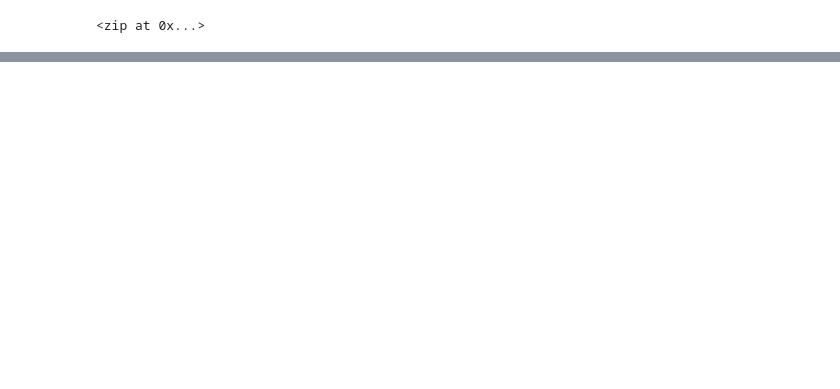
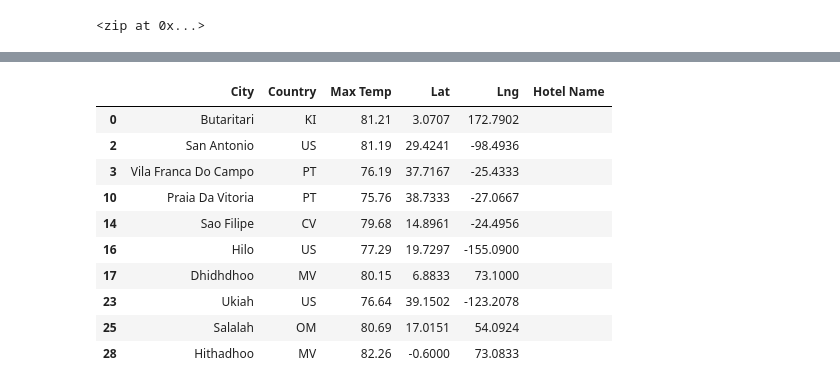
Before and after one commit to nnamdiilokah/World_Weather_Analysis, a Jupyter notebook: WeatherPy.ipynb, the cells around one changed output, grey strips where cells are left out. Drawn from its saved outputs; the diff is of its cells as text; code cells hidden in the pictures; blank space fills up the shorter version.

```diff
--- a/WeatherPy.ipynb
+++ b/WeatherPy.ipynb
@@ -377,0 +378,17 @@ dtype: int64
+# %%
+# Create DataFrame called hotel_df to store hotel names along with city, country, max temp, and coordinates.
+hotel_df = preferred_cities_df[["City", "Country", "Max Temp", "Lat", "Lng"]].copy()
+hotel_df["Hotel Name"] = ""
+hotel_df.head(10)
+# %% [output]
+|  | City | Country | Max Temp | Lat | Lng | Hotel Name |
+| 0 | Butaritari | KI | 81.21 | 3.0707 | 172.7902 |  |
+| 2 | San Antonio | US | 81.19 | 29.4241 | -98.4936 |  |
+| 3 | Vila Franca Do Campo | PT | 76.19 | 37.7167 | -25.4333 |  |
+| 10 | Praia Da Vitoria | PT | 75.76 | 38.7333 | -27.0667 |  |
+| 14 | Sao Filipe | CV | 79.68 | 14.8961 | -24.4956 |  |
+| 16 | Hilo | US | 77.29 | 19.7297 | -155.0900 |  |
+| 17 | Dhidhdhoo | MV | 80.15 | 6.8833 | 73.1000 |  |
+| 23 | Ukiah | US | 76.64 | 39.1502 | -123.2078 |  |
+| 25 | Salalah | OM | 80.69 | 17.0151 | 54.0924 |  |
+| 28 | Hithadhoo | MV | 82.26 | -0.6000 | 73.0833 |  |
```
Also changed, not shown: parts of 33 cells of this notebook, 5 other files.
